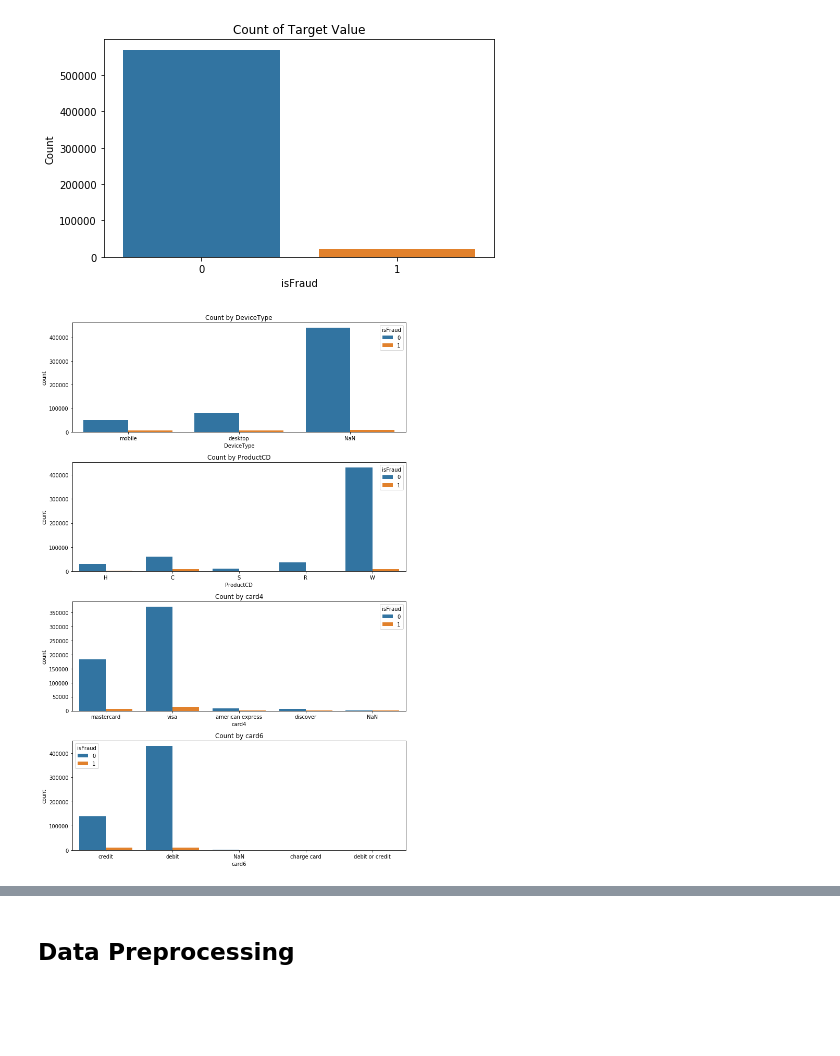
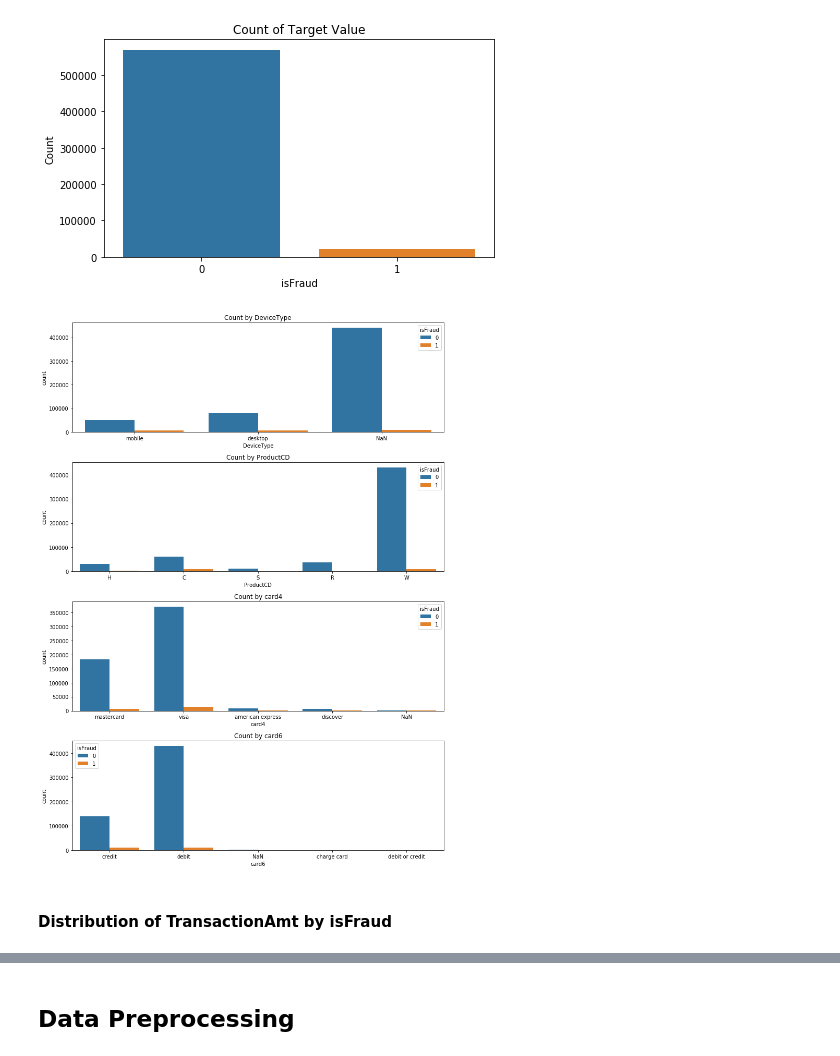
Before and after one commit to jaehyeongAN/kaggle_challenge, a Jupyter notebook: ieeee-fraud-detection/fraud_detection_lgbm.ipynb, the cells around one changed output, grey strips where cells are left out. Cells and saved outputs as stored; diff of their text form; code cells hidden in the pictures; blank space fills up the shorter version.

Commit message:
fraud

```diff
--- a/ieeee-fraud-detection/fraud_detection_lgbm.ipynb
+++ b/ieeee-fraud-detection/fraud_detection_lgbm.ipynb
@@ -54,6 +57,8 @@ train_transaction.head()
 # %%
 train_merge = pd.merge(train_identity, train_transaction, on=['TransactionID'], how='right')
 test_merge = pd.merge(test_identity, test_transaction, on=['TransactionID'], how='right')
+train_merge = train_merge.drop(['DeviceInfo'], axis=1)
+test_merge = test_merge.drop(['DeviceInfo'], axis=1)
 
 del train_identity, train_transaction, test_identity, test_transaction
 # %%
@@ -86,6 +94,13 @@ Length: 74, dtype: float64
 # %%
-# remove cols of null ratio >= 0.8
-remove_cols = check_null[check_null >= 0.8].keys()
+# remove cols of null ratio >= 0.77
+remove_cols = list(check_null[check_null >= 0.77].keys())
+not_remove_cols = ['id_30','id_31','R_emaildomain','P_emaildomain','ProductCD','card4','card6','DeviceType']
+
+for col in not_remove_cols:
+    if col in remove_cols:
+        remove_cols.remove(col)
+    else:
+        pass
 
 train_merge = train_merge.drop(remove_cols, axis=1)
 test_merge = test_merge.drop(remove_cols, axis=1)
@@ -157,13 +176,15 @@ Ratio of isFraud 1 : 3.5 %
 [figure]
 # %%
 cols = ['DeviceType', 'ProductCD', 'card4', 'card6']
-plt.figure(figsize=(10, 15))
+plt.figure(figsize=(11, 15))
 for i, col in enumerate(cols):
     plt.subplot(len(cols), 1, i+1)
     sns.countplot(x=col,  hue='isFraud', data=train_merge)
     plt.title('Count by '+str(col))
     plt.tight_layout()
 # %% [output]
-[figure, old version]
+[figure, new version]
+# %% [markdown]
+#### Distribution of TransactionAmt by isFraud
 # %%
 # Distribution of TransactionAmt by isFraud
```
Also changed, not shown: parts of 37 cells of this notebook, 2 other files.
